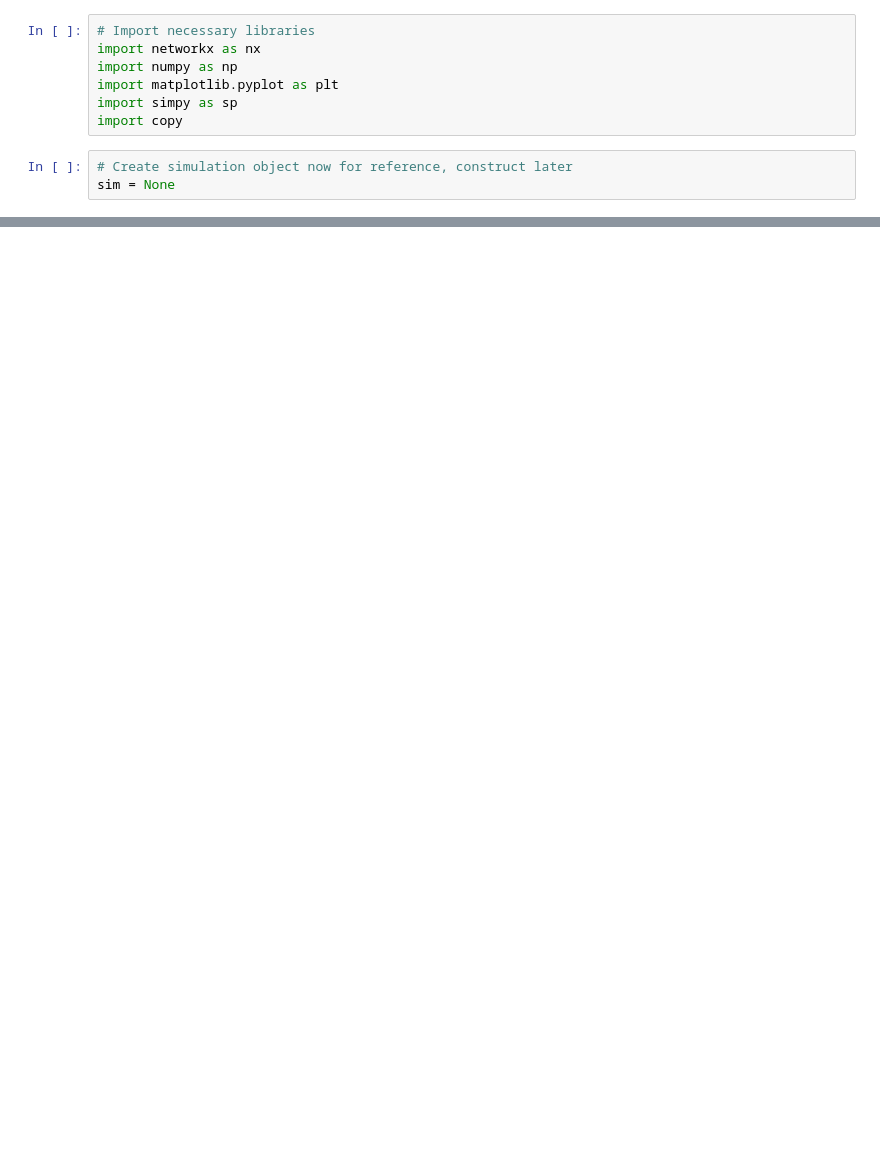
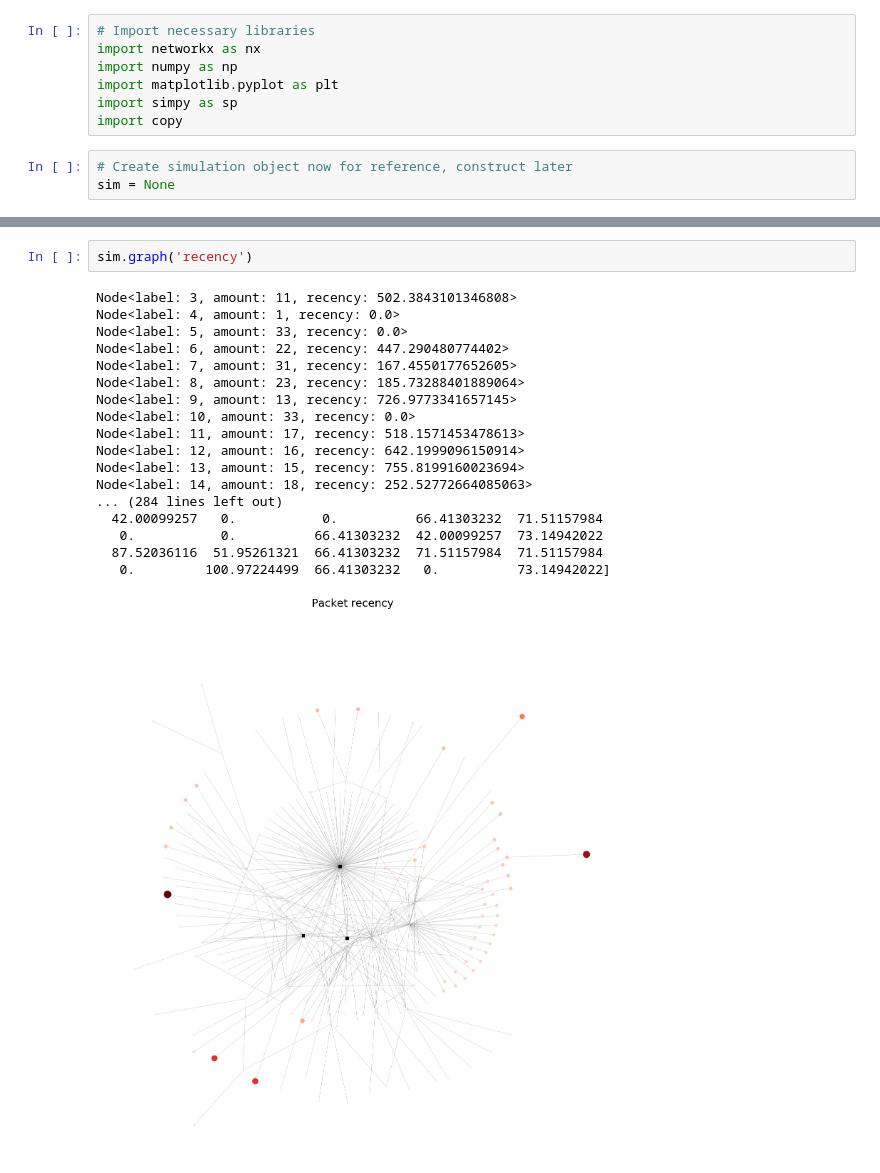
Before and after one commit to gallanoe/mis-sim, a Jupyter notebook: simulation_notebok.ipynb, the cells around one changed output, grey strips where cells are left out. Drawn from its saved outputs; the diff is of its cells as text; blank space fills up the shorter version.

```diff
--- a/simulation_notebok.ipynb
+++ b/simulation_notebok.ipynb
@@ -243,0 +287,21 @@ sim.graph_amount()
+# %%
+sim.graph('recency')
+# %% [output]
+Node<label: 3, amount: 11, recency: 502.3843101346808>
+Node<label: 4, amount: 1, recency: 0.0>
+Node<label: 5, amount: 33, recency: 0.0>
+Node<label: 6, amount: 22, recency: 447.290480774402>
+Node<label: 7, amount: 31, recency: 167.4550177652605>
+Node<label: 8, amount: 23, recency: 185.73288401889064>
+Node<label: 9, amount: 13, recency: 726.9773341657145>
+Node<label: 10, amount: 33, recency: 0.0>
+Node<label: 11, amount: 17, recency: 518.1571453478613>
+Node<label: 12, amount: 16, recency: 642.1999096150914>
+Node<label: 13, amount: 15, recency: 755.8199160023694>
+Node<label: 14, amount: 18, recency: 252.52772664085063>
+... (284 lines left out)
+  42.00099257   0.           0.          66.41303232  71.51157984
+   0.           0.          66.41303232  42.00099257  73.14942022
+  87.52036116  51.95261321  66.41303232  71.51157984  71.51157984
+   0.         100.97224499  66.41303232   0.          73.14942022]
+[figure, added]
```
Also changed, not shown: parts of 5 cells of this notebook.
